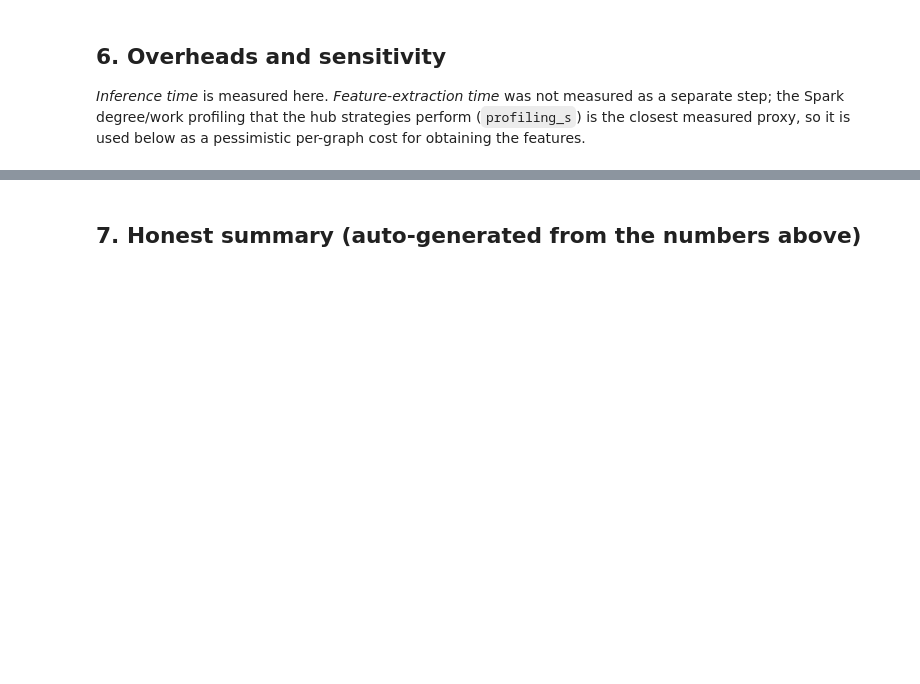
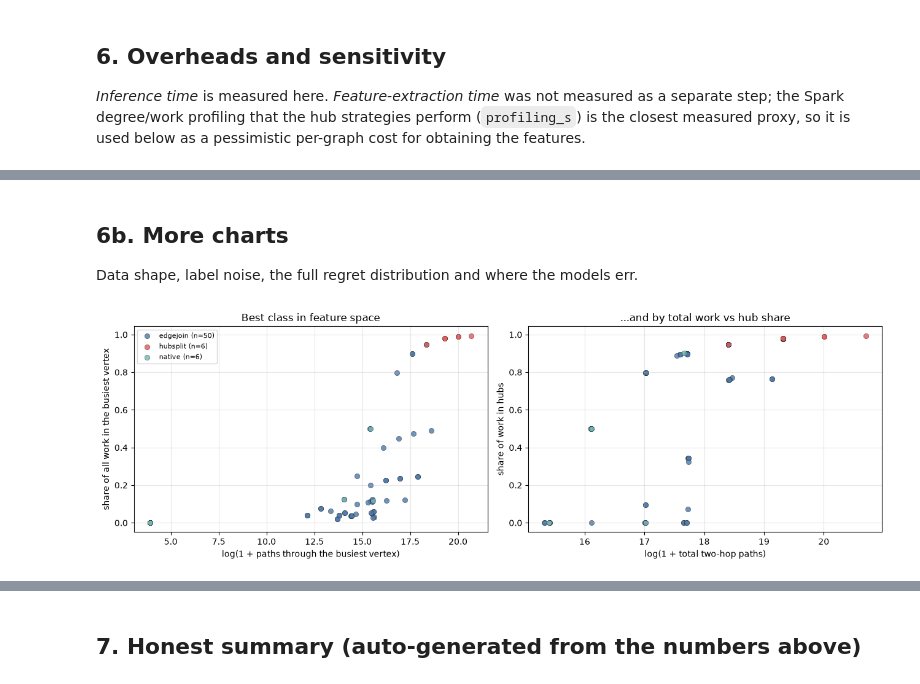
Before and after one commit to Harshil24Agrawal/big-data, a Jupyter notebook: notebooks/selector.ipynb, the cells around one changed output, grey strips where cells are left out. Cells and saved outputs as stored; diff of their text form; code cells hidden in the pictures; blank space fills up the shorter version.

```diff
--- a/notebooks/selector.ipynb
+++ b/notebooks/selector.ipynb
@@ -444,3 +493,21 @@ geomean_speedup_vs_native_ML_fallback                              1.362828
 geomean_speedup_vs_native_if_features_cost_proxy_added             0.837927
 best_fixed_strategy                                       edgejoin__aqe_off
 dtype: object
+# %% [markdown]
+## 6b. More charts
+Data shape, label noise, the full regret distribution and where the models err.
+# %%
+# (1) Where the classes live in feature space
+fig, ax = plt.subplots(1, 2, figsize=(13, 4.3))
+cc = {"edgejoin": "#4C78A8", "hubsplit": "#E45756", "native": "#72B7B2"}
+for c in CLASSES:
+    s_ = df.best_class == c
+    ax[0].scatter(df.log_max_work[s_], df.work_max_share[s_], s=36, alpha=.8, label=f"{c} (n={int(s_.sum())})", color=cc[c], edgecolor="k", linewidth=.3)
+ax[0].set_xlabel("log(1 + paths through the busiest vertex)"); ax[0].set_ylabel("share of all work in the busiest vertex"); ax[0].set_title("Best class in feature space"); ax[0].legend(fontsize=8); ax[0].grid(alpha=.3)
+for c in CLASSES:
+    s_ = df.best_class == c
+    ax[1].scatter(df.log_work_sum[s_], df.work_in_hubs_share[s_], s=36, alpha=.8, color=cc[c], edgecolor="k", linewidth=.3)
+ax[1].set_xlabel("log(1 + total two-hop paths)"); ax[1].set_ylabel("share of work in hubs"); ax[1].set_title("...and by total work vs hub share"); ax[1].grid(alpha=.3)
+plt.tight_layout(); plt.savefig(f"{OUT}/feature_space.png", dpi=130); plt.show()
+# %% [output]
+[figure, added]
```
Also changed, not shown: parts of 17 cells of this notebook, 12 other files.
